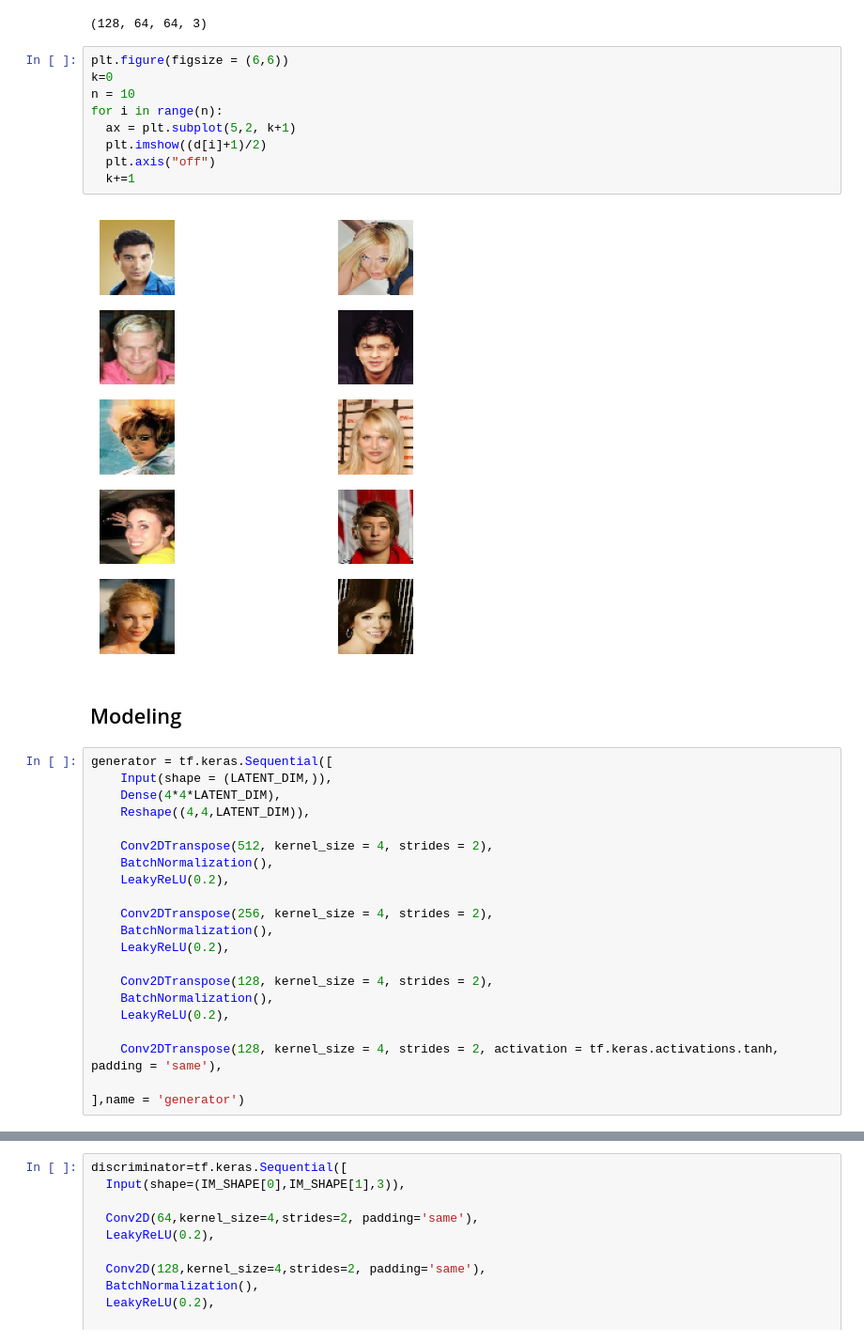
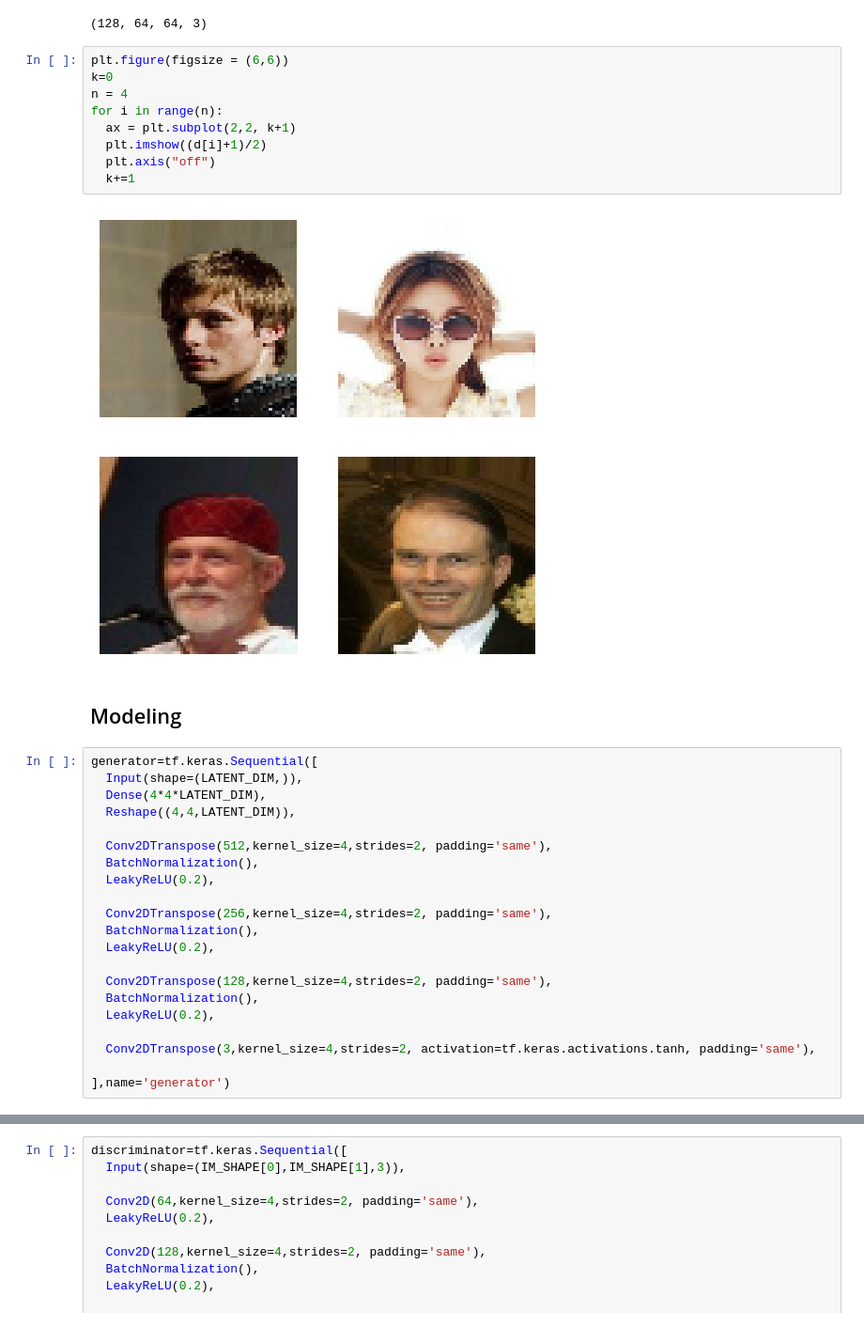
Before and after one commit to LIMON100/Deep-Learning, a Jupyter notebook: GAN/DCGAN/DcGAN.ipynb, the cells around one changed output, grey strips where cells are left out. Shown: that part at 94% size. Drawn from its saved outputs; the diff is of its cells as text.

```diff
--- a/GAN/DCGAN/DcGAN.ipynb
+++ b/GAN/DCGAN/DcGAN.ipynb
@@ -66,37 +53,37 @@ for d in train_dataset.take(1):
 # %%
 plt.figure(figsize = (6,6))
 k=0
-n = 10
+n = 4
 for i in range(n):
-  ax = plt.subplot(5,2, k+1)
+  ax = plt.subplot(2,2, k+1)
   plt.imshow((d[i]+1)/2)
   plt.axis("off")
   k+=1
 # %% [output]
-[figure, old version]
+[figure, new version]
 # %% [markdown]
 ## Modeling
 # %%
-generator = tf.keras.Sequential([
-    Input(shape = (LATENT_DIM,)),
-    Dense(4*4*LATENT_DIM),
-    Reshape((4,4,LATENT_DIM)),
+generator=tf.keras.Sequential([
+  Input(shape=(LATENT_DIM,)),
+  Dense(4*4*LATENT_DIM),
+  Reshape((4,4,LATENT_DIM)),
 
-    Conv2DTranspose(512, kernel_size = 4, strides = 2),
-    BatchNormalization(),
-    LeakyReLU(0.2),
+  Conv2DTranspose(512,kernel_size=4,strides=2, padding='same'),
+  BatchNormalization(),
+  LeakyReLU(0.2),
 
-    Conv2DTranspose(256, kernel_size = 4, strides = 2),
-    BatchNormalization(),
-    LeakyReLU(0.2),
+  Conv2DTranspose(256,kernel_size=4,strides=2, padding='same'),
+  BatchNormalization(),
+  LeakyReLU(0.2),
 
-    Conv2DTranspose(128, kernel_size = 4, strides = 2),
-    BatchNormalization(),
-    LeakyReLU(0.2),
+  Conv2DTranspose(128,kernel_size=4,strides=2, padding='same'),
+  BatchNormalization(),
+  LeakyReLU(0.2),
 
-    Conv2DTranspose(128, kernel_size = 4, strides = 2, activation = tf.keras.activations.tanh, padding = 'same'),
+  Conv2DTranspose(3,kernel_size=4,strides=2, activation=tf.keras.activations.tanh, padding='same'),
 
-],name = 'generator')
+],name='generator')
 # %%
 generator.summary()
 # %% [output]
```
Also changed, not shown: parts of 9 cells of this notebook.
